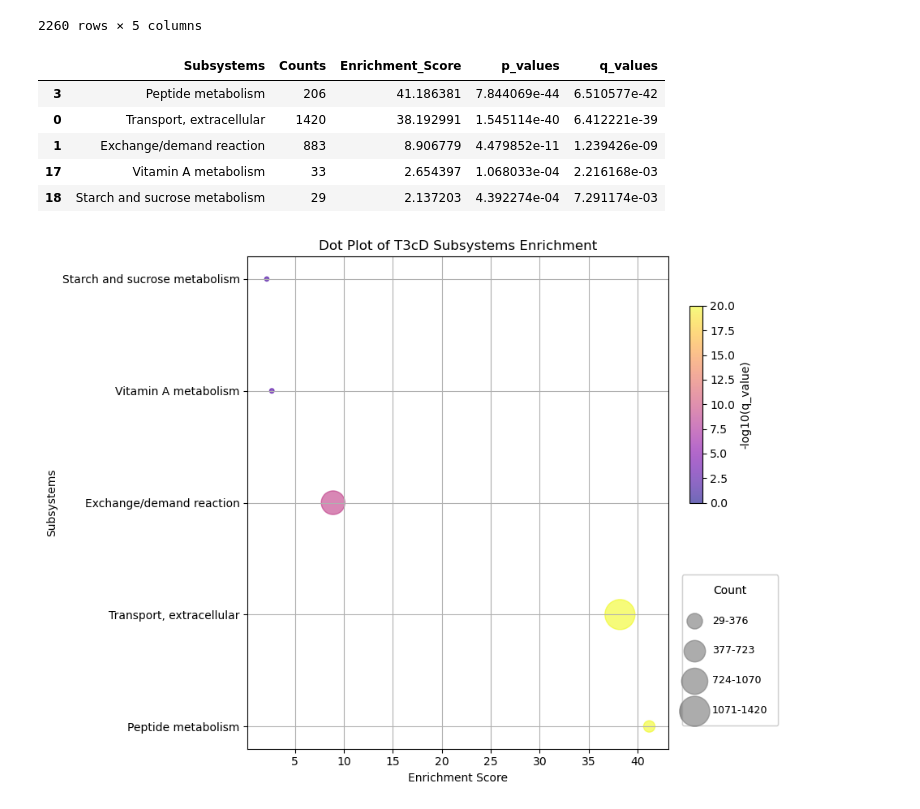
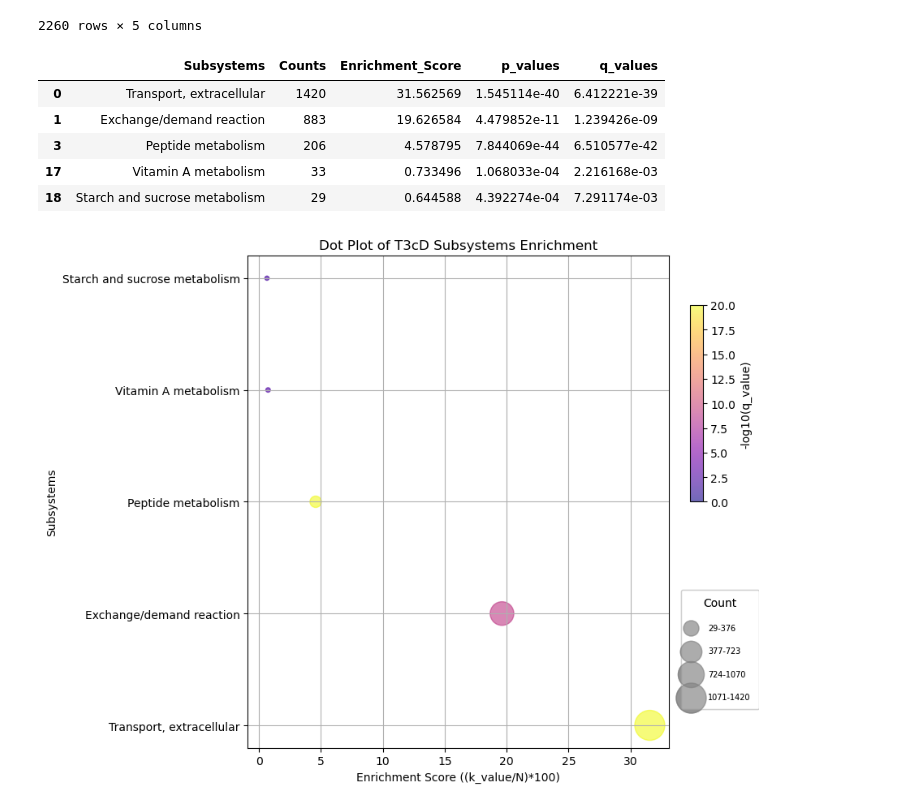
Before and after one commit to NoeGrageraJimenez/TFG, a Jupyter notebook: TFG_Study/Aproximated_Metabòlic_study/Estudi de fluxes/DRegulated Fluxes Study and enrichment.ipynb, the cells around one changed output. Cells and saved outputs as stored; diff of their text form; code cells hidden in the pictures.

```diff
--- a/TFG_Study/Aproximated_Metabòlic_study/Estudi de fluxes/DRegulated Fluxes Study and enrichment.ipynb
+++ b/TFG_Study/Aproximated_Metabòlic_study/Estudi de fluxes/DRegulated Fluxes Study and enrichment.ipynb
@@ -271,7 +271,7 @@ k = T2D_subsystems.groupby('Subsystem').size().sort_values(ascending=False)
 n = subsystems_df.groupby('Subsystem').size().sort_values(ascending=False)
 
 p_values = {}
-
+enrichment_scores = {}
 
 for subsystem, k_values in k.items():
     # Total number of subsystems
@@ -286,12 +286,12 @@ for subsystem, k_values in k.items():
     # Get the first element of k_value list and convert to integer
     k_value=int(k_values)
 
-    expected_count = N * (k_value / M)
+
 
     # Enrichment score: observed count / expected count
-    enrichment_score = k_value / expected_count
+    enrichment_score = (k_value /N)*100
 
-
+    enrichment_scores[subsystem] = enrichment_score
     # Calculate the p-value using the hypergeometric distribution
     p_value = hypergeom.sf(k_value -1 , M, n_value, N)
 
@@ -308,7 +308,7 @@ log_q_values = [-math.log10(q) for q in q_values]
 df = pd.DataFrame({
     'Subsystems': list(p_values.keys()),
     'Counts':  [k[subsystem] for subsystem in p_values.keys()],
-    'Enrichment_Score': list(log_q_values),
+    'Enrichment_Score': list(enrichment_scores.values()),
     'p_values': list(p_values.values()),
     'q_values': list(q_values)
 })
@@ -529,7 +529,7 @@ k = T3cD_subsystems.groupby('Subsystem').size().sort_values(ascending=False)
 n = subsystems_df.groupby('Subsystem').size().sort_values(ascending=False)
 
 p_values = {}
-
+enrichment_scores = {}
 
 for subsystem, k_values in k.items():
     # Total number of subsystems
@@ -544,10 +544,11 @@ for subsystem, k_values in k.items():
     # Get the first element of k_value list and convert to integer
     k_value=int(k_values)
 
-    expected_count = N * (k_value / M)
 
-    # Enrichment score: observed count / expected count
-    enrichment_score = k_value / expected_count
+    # Enrichment score:
+    enrichment_score = (k_value /N)*100
+
+    enrichment_scores[subsystem] = enrichment_score
 
 
     # Calculate the p-value using the hypergeometric distribution
@@ -565,12 +566,13 @@ log_q_values = [-math.log10(q) for q in q_values]
 df = pd.DataFrame({
     'Subsystems': list(p_values.keys()),
     'Counts':  [k[subsystem] for subsystem in p_values.keys()],
-    'Enrichment_Score': list(log_q_values),
+    'Enrichment_Score':  list(enrichment_scores.values()),
     'p_values': list(p_values.values()),
     'q_values': list(q_values)
 })
 filtered_df = df[df['q_values'] < 0.05]
 filtered_df =filtered_df.sort_values(by='Enrichment_Score', ascending=False)
+
 def extract_intermediate(subsystem):
     match = re.search(r'\[<Group (.*?) at 0x', subsystem)
     if match:
@@ -582,11 +584,11 @@ filtered_df['Subsystems'] = filtered_df['Subsystems'].apply(extract_intermediate
 filtered_df
 # %% [output]
 |  | Subsystems | Counts | Enrichment_Score | p_values | q_values |
-| 3 | Peptide metabolism | 206 | 41.186381 | 7.844069e-44 | 6.510577e-42 |
-| 0 | Transport, extracellular | 1420 | 38.192991 | 1.545114e-40 | 6.412221e-39 |
-| 1 | Exchange/demand reaction | 883 | 8.906779 | 4.479852e-11 | 1.239426e-09 |
-| 17 | Vitamin A metabolism | 33 | 2.654397 | 1.068033e-04 | 2.216168e-03 |
-| 18 | Starch and sucrose metabolism | 29 | 2.137203 | 4.392274e-04 | 7.291174e-03 |
+| 0 | Transport, extracellular | 1420 | 31.562569 | 1.545114e-40 | 6.412221e-39 |
+| 1 | Exchange/demand reaction | 883 | 19.626584 | 4.479852e-11 | 1.239426e-09 |
+| 3 | Peptide metabolism | 206 | 4.578795 | 7.844069e-44 | 6.510577e-42 |
+| 17 | Vitamin A metabolism | 33 | 0.733496 | 1.068033e-04 | 2.216168e-03 |
+| 18 | Starch and sucrose metabolism | 29 | 0.644588 | 4.392274e-04 | 7.291174e-03 |
 # %%
 import matplotlib.pyplot as plt
 import matplotlib.patches as mpatches
@@ -598,36 +600,37 @@ neg_log_q_values = -np.log10(filtered_df['q_values'])
 # Create dot plot
 plt.figure(figsize=(9, 7))
 scatter = plt.scatter(filtered_df['Enrichment_Score'], filtered_df['Subsystems'], s=filtered_df['Counts']*0.5, c=neg_log_q_values, alpha=0.6, cmap='plasma', vmin=0, vmax=20)
-plt.xlabel('Enrichment Score')
+plt.xlabel('Enrichment Score ((k_value/N)*100)')
 plt.ylabel('Subsystems')
 plt.title('Dot Plot of T3cD Subsystems Enrichment')
 
 # Create color bar legend for -log10(q_values) using plasma colormap
 cbar_ax = plt.gca().inset_axes([1.05, 0.5, 0.03, 0.4])
 color_legend = plt.colorbar(scatter, label='-log10(q_value)', cmap='plasma', shrink=0.5, orientation='vertical',cax=cbar_ax)
 color_legend.set_label('-log10(q_value)')
 
 # Calculate ranges based on Counts values
 min_count = filtered_df['Counts'].min()
 max_count = filtered_df['Counts'].max()
 range_size = (max_count - min_count) // 4
 count_ranges = [(min_count, min_count + range_size),
                 (min_count + range_size + 1, min_count + 2 * range_size),
                 (min_count + 2 * range_size + 1, min_count + 3 * range_size),
                 (min_count + 3 * range_size + 1, max_count)]
 
+legend_sizes = [size for _, size in count_ranges]
 
 # Create size legend for counts using circles
 size_legend = plt.legend(handles=[
     plt.scatter([], [], s=size*0.5, color='grey', alpha=0.6, label=f'{range[0]}-{range[1]}')
     for range, size in zip(count_ranges, legend_sizes)
-], title='Count', loc='center left', bbox_to_anchor=(1.02, 0.2), prop={'size': 9},borderpad=1,handlelength=0.5,handletextpad=1.5,labelspacing=1.9)  # Adjust font size here
+], title='Count', loc='center left', bbox_to_anchor=(1.02, 0.2), prop={'size': 7},borderpad=1,handlelength=0.5,handletextpad=1.9,labelspacing=1.9)  # Adjust font size here
 plt.gca().add_artist(size_legend)
 
 
 
 plt.grid(True)
 plt.tight_layout()
 plt.show()
 # %% [output]
-[figure, old version]
+[figure, new version]
```
Also changed, not shown: parts of 2 cells of this notebook, 5 other files.
